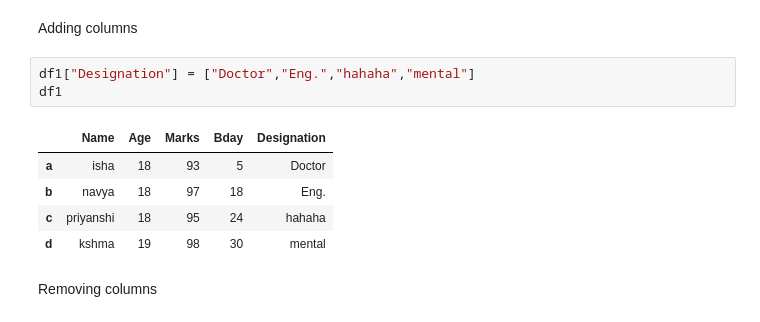
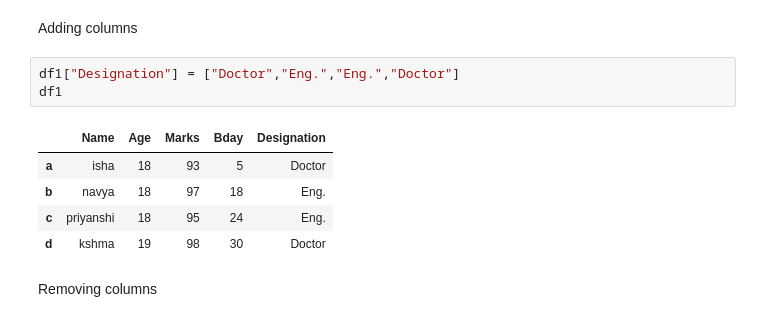
Before and after one commit to navya1870/Pandas-Tutorial, a Jupyter notebook: pandas.ipynb, the cells around one changed output. Drawn from its saved outputs; the diff is of its cells as text.

```diff
--- a/pandas.ipynb
+++ b/pandas.ipynb
@@ -79,14 +78,14 @@ df1[["Name","Age"]]
 # %% [markdown]
 Adding columns
 # %%
-df1["Designation"] = ["Doctor","Eng.","hahaha","mental"]
+df1["Designation"] = ["Doctor","Eng.","Eng.","Doctor"]
 df1
 # %% [output]
 |  | Name | Age | Marks | Bday | Designation |
 | a | isha | 18 | 93 | 5 | Doctor |
 | b | navya | 18 | 97 | 18 | Eng. |
-| c | priyanshi | 18 | 95 | 24 | hahaha |
-| d | kshma | 19 | 98 | 30 | mental |
+| c | priyanshi | 18 | 95 | 24 | Eng. |
+| d | kshma | 19 | 98 | 30 | Doctor |
 # %% [markdown]
 Removing columns
 # %%
```
Also changed, not shown: parts of 7 cells of this notebook.
